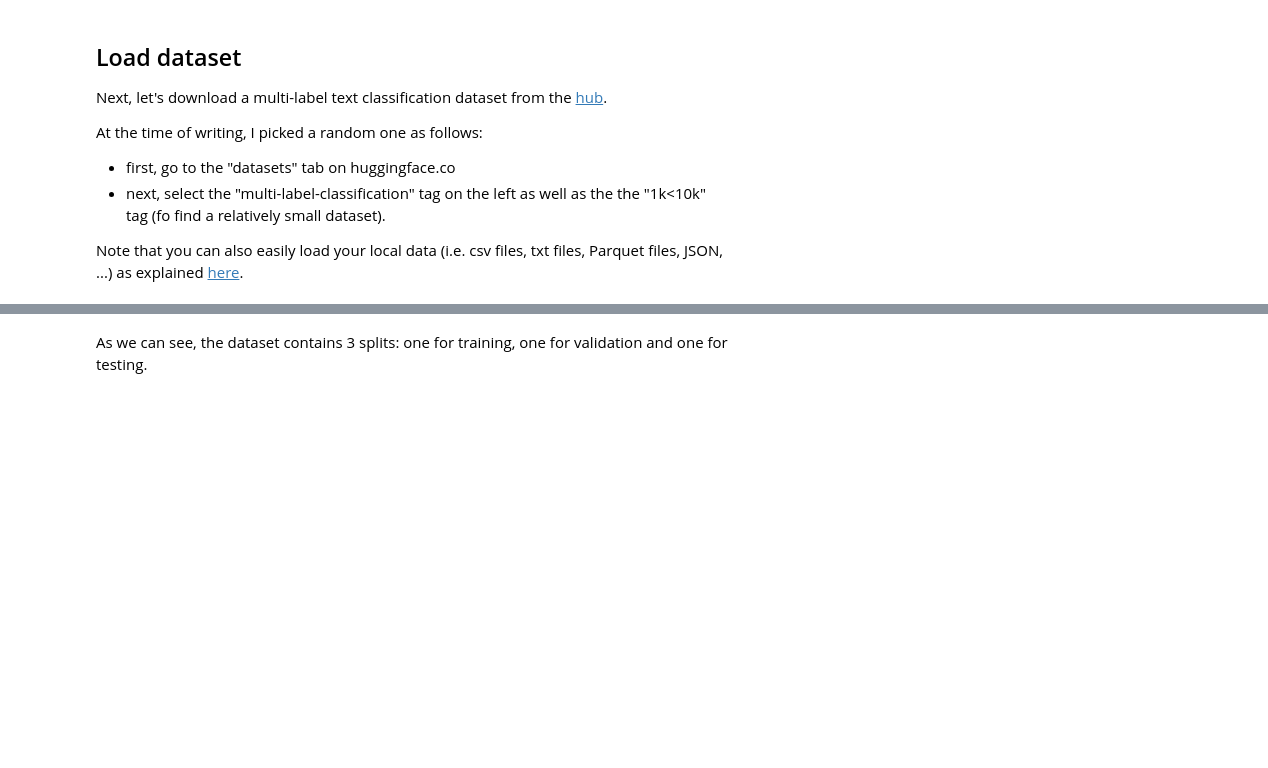
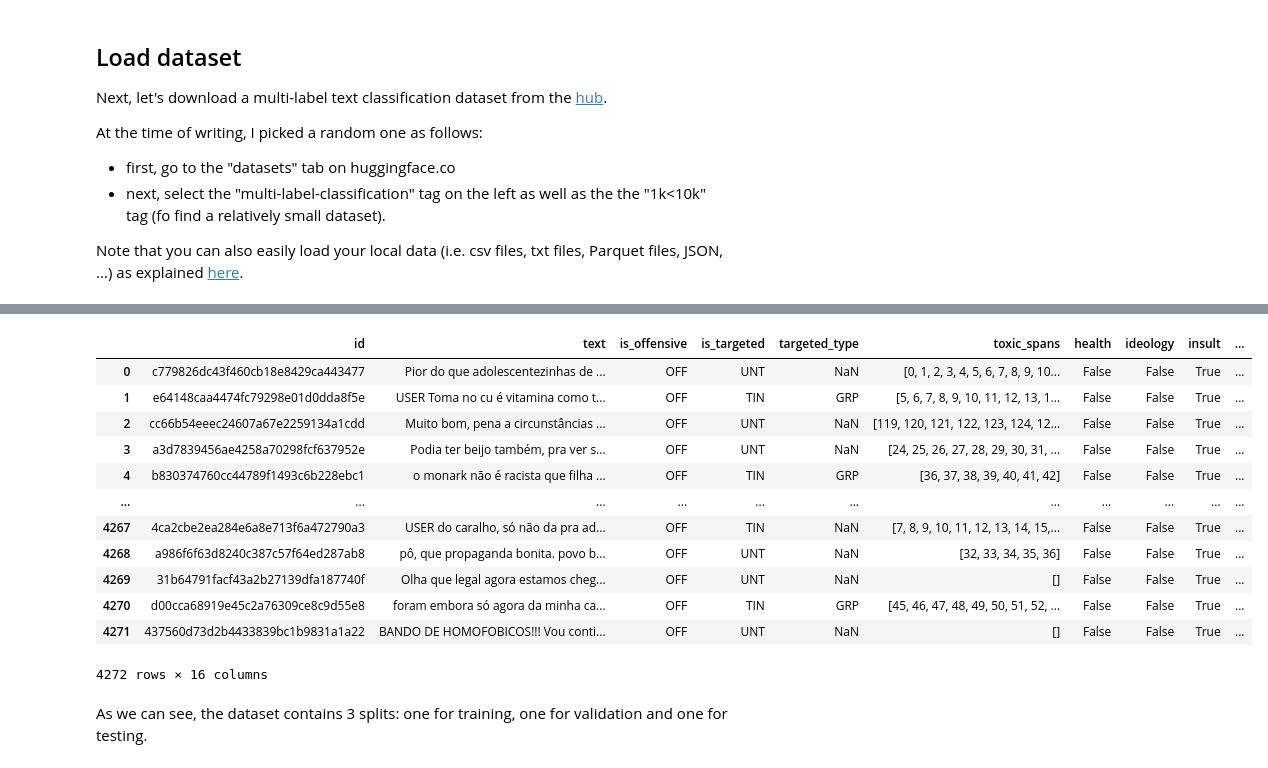
Before and after one commit to DougTrajano/ToChiquinho, a Jupyter notebook: notebooks/toxicity_type_detection_colab.ipynb, the cells around one changed output, grey strips where cells are left out. Cells and saved outputs as stored; diff of their text form; code cells hidden in the pictures; blank space fills up the shorter version.

Commit message:
Update toxicity_type_detection

```diff
--- a/notebooks/toxicity_type_detection_colab.ipynb
+++ b/notebooks/toxicity_type_detection_colab.ipynb
@@ -94,0 +198,16 @@ Reusing dataset sem_eval2018_task1 (/root/.cache/huggingface/datasets/sem_eval20
+# %%
+train_df
+# %% [output]
+|  | id | text | is_offensive | is_targeted | targeted_type | toxic_spans | health | ideology | insult | ... |
+| 0 | c779826dc43f460cb18e8429ca443477 | Pior do que adolescentezinhas de ... | OFF | UNT | NaN | [0, 1, 2, 3, 4, 5, 6, 7, 8, 9, 10... | False | False | True | ... |
+| 1 | e64148caa4474fc79298e01d0dda8f5e | USER Toma no cu é vitamina como t... | OFF | TIN | GRP | [5, 6, 7, 8, 9, 10, 11, 12, 13, 1... | False | False | True | ... |
+| 2 | cc66b54eeec24607a67e2259134a1cdd | Muito bom, pena a circunstâncias ... | OFF | UNT | NaN | [119, 120, 121, 122, 123, 124, 12... | False | False | True | ... |
+| 3 | a3d7839456ae4258a70298fcf637952e | Podia ter beijo também, pra ver s... | OFF | UNT | NaN | [24, 25, 26, 27, 28, 29, 30, 31, ... | False | False | True | ... |
+| 4 | b830374760cc44789f1493c6b228ebc1 | o monark não é racista que filha ... | OFF | TIN | GRP | [36, 37, 38, 39, 40, 41, 42] | False | False | True | ... |
+| ... | ... | ... | ... | ... | ... | ... | ... | ... | ... | ... |
+| 4267 | 4ca2cbe2ea284e6a8e713f6a472790a3 | USER do caralho, só não da pra ad... | OFF | TIN | NaN | [7, 8, 9, 10, 11, 12, 13, 14, 15,... | False | False | True | ... |
+| 4268 | a986f6f63d8240c387c57f64ed287ab8 | pô, que propaganda bonita. povo b... | OFF | UNT | NaN | [32, 33, 34, 35, 36] | False | False | True | ... |
+| 4269 | 31b64791facf43a2b27139dfa187740f | Olha que legal agora estamos cheg... | OFF | UNT | NaN | [] | False | False | True | ... |
+| 4270 | d00cca68919e45c2a76309ce8c9d55e8 | foram embora só agora da minha ca... | OFF | TIN | GRP | [45, 46, 47, 48, 49, 50, 51, 52, ... | False | False | True | ... |
+| 4271 | 437560d73d2b4433839bc1b9831a1a22 | BANDO DE HOMOFOBICOS!!! Vou conti... | OFF | UNT | NaN | [] | False | False | True | ... |
+4272 rows × 16 columns
```
Also changed, not shown: parts of 15 cells of this notebook, 1 other file.
